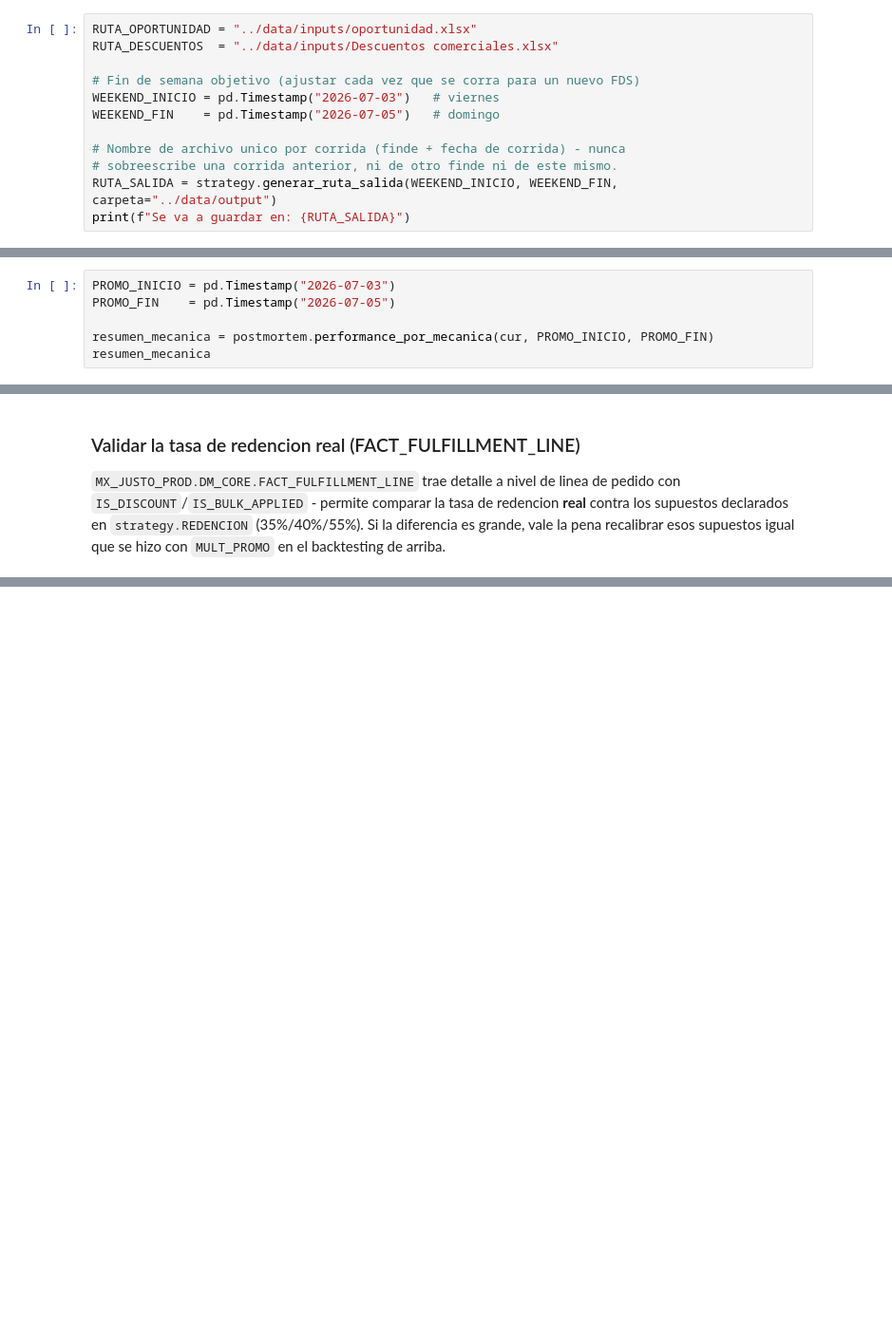
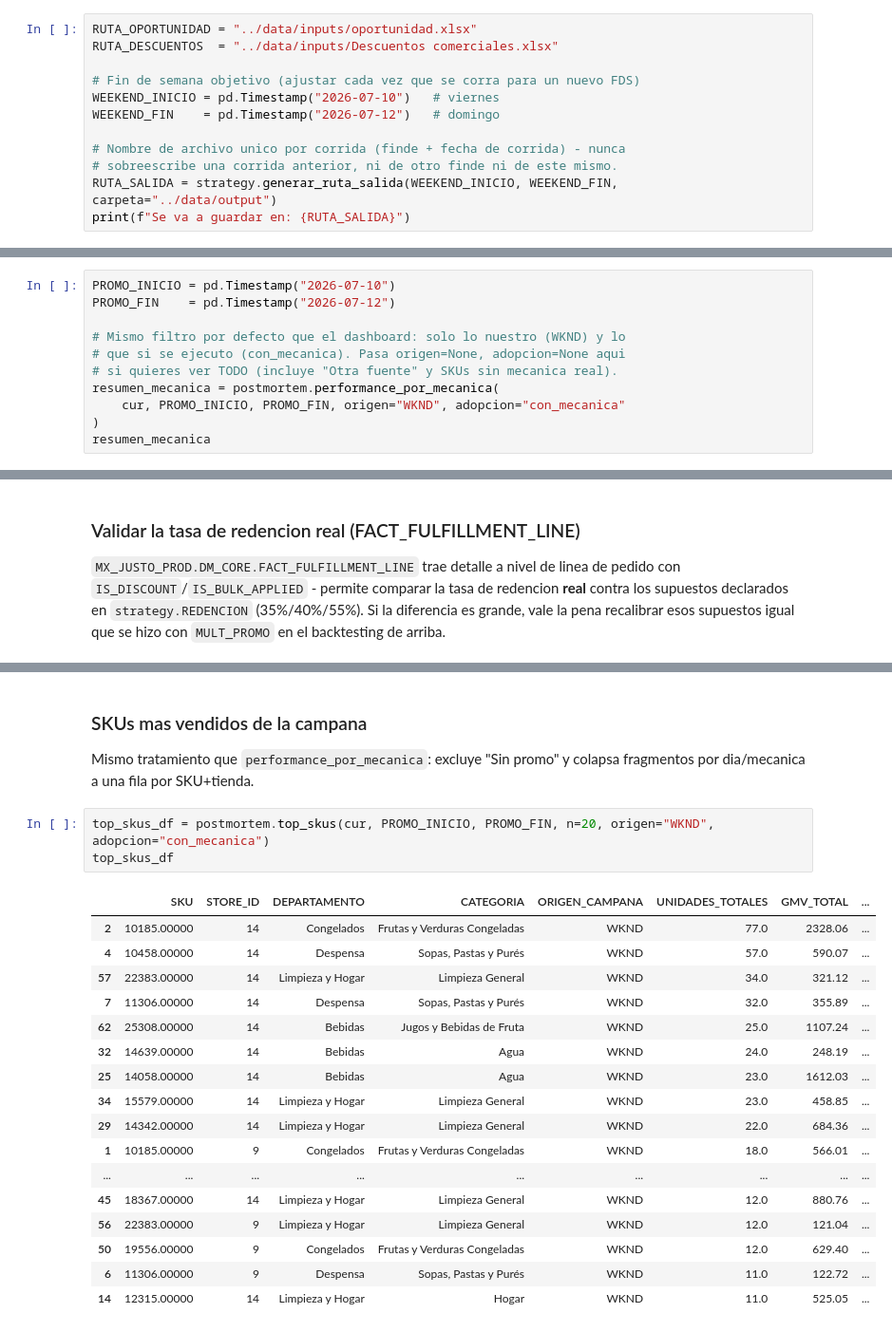
Before and after one commit to alejomd17/justo-estrategia-pricing-fds, a Jupyter notebook: src/exploration.ipynb, the cells around one changed output, grey strips where cells are left out. Shown at 95% size. Saved outputs shown, nothing was run; the diff lists cells and outputs as text; blank space fills up the shorter version.

```diff
--- a/src/exploration.ipynb
+++ b/src/exploration.ipynb
@@ -27,8 +27,8 @@ RUTA_OPORTUNIDAD = "../data/inputs/oportunidad.xlsx"
 RUTA_DESCUENTOS  = "../data/inputs/Descuentos comerciales.xlsx"
 
 # Fin de semana objetivo (ajustar cada vez que se corra para un nuevo FDS)
-WEEKEND_INICIO = pd.Timestamp("2026-07-03")   # viernes
-WEEKEND_FIN    = pd.Timestamp("2026-07-05")   # domingo
+WEEKEND_INICIO = pd.Timestamp("2026-07-10")   # viernes
+WEEKEND_FIN    = pd.Timestamp("2026-07-12")   # domingo
 
 # Nombre de archivo unico por corrida (finde + fecha de corrida) - nunca
 # sobreescribe una corrida anterior, ni de otro finde ni de este mismo.
@@ -156,8 +194,13 @@ Cambia `PROMO_INICIO`/`PROMO_FIN` a la ventana que quieras medir (ej. el
 FDS 3-5 jul que ya corrio) y correlo - responde que mecanica gano, separado
 por si fue nuestra propuesta u otra promo que coincidio en la ventana.
 # %%
-PROMO_INICIO = pd.Timestamp("2026-07-03")
-PROMO_FIN    = pd.Timestamp("2026-07-05")
+PROMO_INICIO = pd.Timestamp("2026-07-10")
+PROMO_FIN    = pd.Timestamp("2026-07-12")
 
-resumen_mecanica = postmortem.performance_por_mecanica(cur, PROMO_INICIO, PROMO_FIN)
+# Mismo filtro por defecto que el dashboard: solo lo nuestro (WKND) y lo
+# que si se ejecuto (con_mecanica). Pasa origen=None, adopcion=None aqui
+# si quieres ver TODO (incluye "Otra fuente" y SKUs sin mecanica real).
+resumen_mecanica = postmortem.performance_por_mecanica(
+    cur, PROMO_INICIO, PROMO_FIN, origen="WKND", adopcion="con_mecanica"
+)
 resumen_mecanica
@@ -175,0 +247,26 @@ redencion_real
+# %% [markdown]
+### SKUs mas vendidos de la campana
+
+Mismo tratamiento que `performance_por_mecanica`: excluye "Sin promo" y
+colapsa fragmentos por dia/mecanica a una fila por SKU+tienda.
+# %%
+top_skus_df = postmortem.top_skus(cur, PROMO_INICIO, PROMO_FIN, n=20, origen="WKND", adopcion="con_mecanica")
+top_skus_df
+# %% [output]
+|  | SKU | STORE_ID | DEPARTAMENTO | CATEGORIA | ORIGEN_CAMPANA | UNIDADES_TOTALES | GMV_TOTAL | ... |
+| 2 | 10185.00000 | 14 | Congelados | Frutas y Verduras Congeladas | WKND | 77.0 | 2328.06 | ... |
+| 4 | 10458.00000 | 14 | Despensa | Sopas, Pastas y Purés | WKND | 57.0 | 590.07 | ... |
+| 57 | 22383.00000 | 14 | Limpieza y Hogar | Limpieza General | WKND | 34.0 | 321.12 | ... |
+| 7 | 11306.00000 | 14 | Despensa | Sopas, Pastas y Purés | WKND | 32.0 | 355.89 | ... |
+| 62 | 25308.00000 | 14 | Bebidas | Jugos y Bebidas de Fruta | WKND | 25.0 | 1107.24 | ... |
+| 32 | 14639.00000 | 14 | Bebidas | Agua | WKND | 24.0 | 248.19 | ... |
+| 25 | 14058.00000 | 14 | Bebidas | Agua | WKND | 23.0 | 1612.03 | ... |
+| 34 | 15579.00000 | 14 | Limpieza y Hogar | Limpieza General | WKND | 23.0 | 458.85 | ... |
+| 29 | 14342.00000 | 14 | Limpieza y Hogar | Limpieza General | WKND | 22.0 | 684.36 | ... |
+| 1 | 10185.00000 | 9 | Congelados | Frutas y Verduras Congeladas | WKND | 18.0 | 566.01 | ... |
+| ... | ... | ... | ... | ... | ... | ... | ... | ... |
+| 45 | 18367.00000 | 14 | Limpieza y Hogar | Limpieza General | WKND | 12.0 | 880.76 | ... |
+| 56 | 22383.00000 | 9 | Limpieza y Hogar | Limpieza General | WKND | 12.0 | 121.04 | ... |
+| 50 | 19556.00000 | 9 | Congelados | Frutas y Verduras Congeladas | WKND | 12.0 | 629.40 | ... |
+| 6 | 11306.00000 | 9 | Despensa | Sopas, Pastas y Purés | WKND | 11.0 | 122.72 | ... |
+| 14 | 12315.00000 | 14 | Limpieza y Hogar | Hogar | WKND | 11.0 | 525.05 | ... |
```
Also changed, not shown: parts of 7 cells of this notebook, 12 other files.
